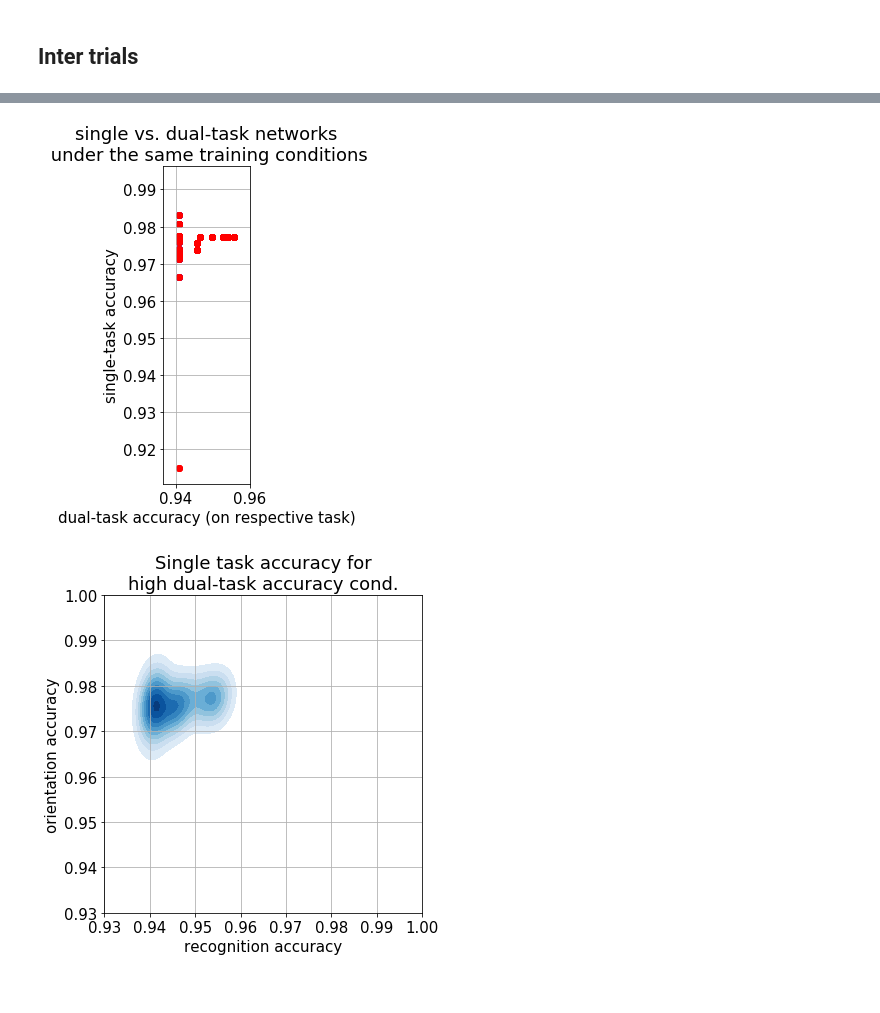
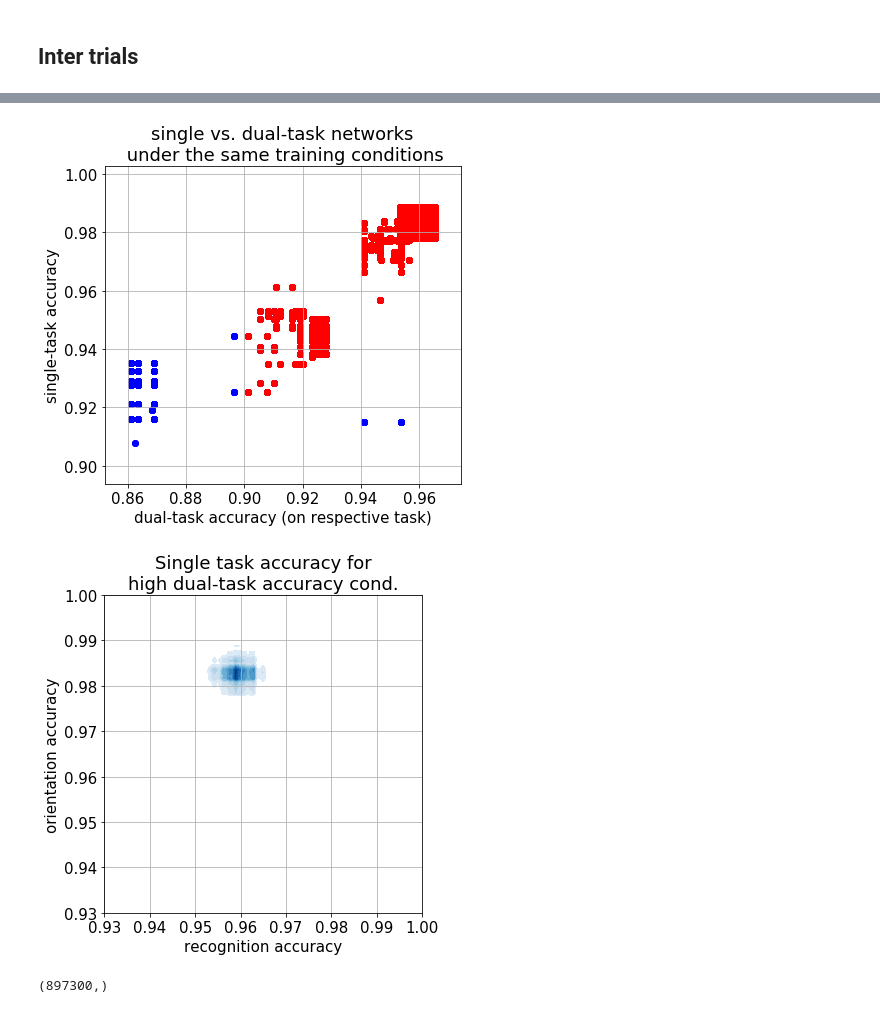
Before and after one commit to kashefy/transform, a Jupyter notebook: notebooks/trials.ipynb, the cells around one changed output, grey strips where cells are left out. Saved outputs shown, nothing was run; the diff lists cells and outputs as text; code cells hidden in the pictures.

```diff
--- a/notebooks/trials.ipynb
+++ b/notebooks/trials.ipynb
@@ -468,6 +468,8 @@ max       0.964000       0.500000    0.500000  172032.000000
 # %% [markdown]
 ## Single Dim
 # %%
+df0 = df.copy()
+df = df.query('task_recognition == True and task_orientation == False')
 for dname in space_dim_names:
     plt.figure()
     if dname == 'n_nodes':
@@ -478,4 +480,5 @@ for dname in space_dim_names:
     else:
         ax = sns.stripplot(x=dname, y="performance", data=df)
     ax.set(xlabel=dname.replace('_', ' '))
+df = df0.copy()
 # %% [output]
@@ -594,3 +598,25 @@ for dimX, dimY in dim_name_pairs:
 [figure]
 # %% [markdown]
 ## Inter trials
+# %%
+fpath_list = [#'/home/kashefy/models/ae/hyper/t0_25/trials.pkl', # for debugging
+#               '/home/kashefy/models/ae/mnist/hyper/2017-10-26/trials.pkl',
+#                 '/home/kashefy/models/ae/mnist/hyper/2017-10-27/trials.pkl'
+#                 '/home/kashefy/models/ae/mnist/hyper/2017-10-27_3/trials.pkl',
+#                 '/home/kashefy/models/ae/mnist/hyper/2017-10-31/trials.pkl',
+
+                '/home/kashefy/models/ae/mnist/hyper/2017-11-06ar/trials.pkl',
+             ]
+frames = []
+for p in fpath_list:
+    df = pd.DataFrame({})
+    t = load_trials(p)
+    print('%s: %d trials.' %(p, len(t)))
+    space_dim_names = ['learning_rate', 'lambda_l2', 'lambda_l1', 'n_nodes']
+#     print(t.trials[0]['result'])
+#     print([x['result']['performance'] for x in t.trials])for x in t.trial
+    for x in t.trials:
+        if x['result']['performance'] > 0.7:
+            print(x['result']['performance'], )
+# print(df.query('task_recognition == False and task_orientation == True'))['performance']
+print(df.dtypes)
@@ -612,7 +656,7 @@ for p in fpath_list:
     df = pd.DataFrame({})
     t = load_trials(p)
     print('%s: %d trials.' %(p, len(t)))
-    space_dim_names = ['learning_rate', 'lambda_l2', 'n_nodes']
+    space_dim_names = ['learning_rate', 'lambda_l2', 'lambda_l1', 'n_nodes']
 #     print(t.trials[0]['result'])
 #     print([x['result']['performance'] for x in t.trials])
     df['performance'] = [x['result']['performance'] for x in t.trials]
@@ -622,7 +666,7 @@ for p in fpath_list:
     df['performance_orient'] = perf_orient
 #     print(df)
     for dname in space_dim_names:
-        print(dname)
+#         print(dname)
         x = [x['result']['space'][dname] for x in t.trials]
         x = [str(a) if isinstance(a, (list, tuple)) and not isinstance(a, basestring) and len(a) > 0 else a for a in x]
 #         if dname == 'n_nodes':
@@ -642,18 +686,21 @@ for p in fpath_list:
         df['task_orientation'] = [is_orientation]*len(x)
         is_augmented = run_name.endswith('ar') or 'rm_' in run_name
         df['is_augmented'] = [is_augmented]*len(x)
+        is_pretrained = run_name.endswith('ar') or 'a' in run_name
+        df['is_pretrained'] = [is_pretrained]*len(x)
     # handle case of categorical n_nodes
+    df['n_nodes'] = df['n_nodes'].apply(lambda x: str([int(a) for a in str(x).replace(' ', '').replace('(', '').replace(')', '').replace('[', '').replace(']', '').split(',')]))
     if 'n_nodes' in df and 'num_weights' not in df:
         def count_weights(a):
-            print(a)
+#             print(a)
             a = [int(x.strip()) for x in a.replace('(', '').replace(')', '').replace('[', '').replace(']', ',').split(',') if len(x) > 0]
-            print(a)
             return sum([el_x * el_y for el_x, el_y in zip(a[:-1], a[1:])])
     #     df['num_weights'] = [count_weights(a) for a in df['n_nodes']]
+#         df['num_weights'] = df['n_nodes'].apply(lambda x: count_weights(x))
         df['num_weights'] = df['n_nodes'].apply(lambda x: count_weights(x))
     frames.append(df)
 df = pd.concat(frames)
 # print(df.query('task_recognition == False and task_orientation == True'))['performance']
-print(df)
+print(df.dtypes)
 # %% [output]
 /home/kashefy/models/ae/mnist/hyper/2017-11-06a/trials.pkl: 600 trials.
@@ -811,38 +902,41 @@ AttributeError: 'AxesSubplot' object has no attribute 'set_yabel'
 # %%
 # print(s1.describe())
-px = s1.query('performance_orient > 0.96 and performance_orient_y > 0.96')
-# print(px.describe())
-py = s1.query('performance > 0.94 and performance_x > 0.94')
+px = s1.query('performance_orient > 0.9 and performance_orient_y > 0.9')
+py = s1.query('performance > 0.9 and performance_orient_y > 0.92')
 # print(py.describe())
 plt.axes().set_aspect('equal')
 plt.scatter(px.performance, px.performance_orient_y, color='b')
 plt.scatter(py.performance, py.performance_orient_y, color='r')
 plt.xlabel('dual-task accuracy (on respective task)')
 plt.ylabel('single-task accuracy')
 plt.title('single vs. dual-task networks\n under the same training conditions')
 plt.grid()
 # plt.legend(loc='lower right')
 plt.tight_layout()
 plt.figure()
 
 plt.axes().set_aspect('equal')
 # x = np.hstack((np.array(px.performance), np.array(py.performance)))
 # y = np.hstack((np.array(px.performance_orient_y), np.array(py.performance_orient_y)))
 # ax = sns.kdeplot(x, y)
 # ax = sns.kdeplot(np.array(px.performance), np.array(px.performance_orient_y), cmap="Reds", shade=True, shade_lowest=False)
 ax = sns.kdeplot(np.array(py.performance), np.array(py.performance_orient_y), cmap="Blues", shade=True, shade_lowest=False)
 # s1[['performance', 'performance_x']].astype(float).corr(method='pearson', min_periods=1)
 # s1[['performance', 'performance_x']].astype(float).corr(method='spearman', min_periods=1)
 # s1[['performance_orient', 'performance_orient_y']].astype(float).corr(method='pearson', min_periods=1)
 # s1[['performance_orient', 'performance_orient_y']].astype(float).corr(method='spearman', min_periods=1)
 plt.xlabel('recognition accuracy')
 plt.ylabel('orientation accuracy')
 plt.title('Single task accuracy for\nhigh dual-task accuracy cond.')
 plt.ylim([0.93,1.0])
 plt.xlim([0.93,1.0])
 plt.grid()
 # plt.legend(loc='lower right')
 plt.tight_layout()
 # %% [output]
-[figure, old version]
+[figure, new version]
-[figure, old version]
+[figure, new version]
+# %%
+print(np.array(py.performance).shape)
+# %% [output]
+(897300,)
```
Also changed, not shown: parts of 14 cells of this notebook.
